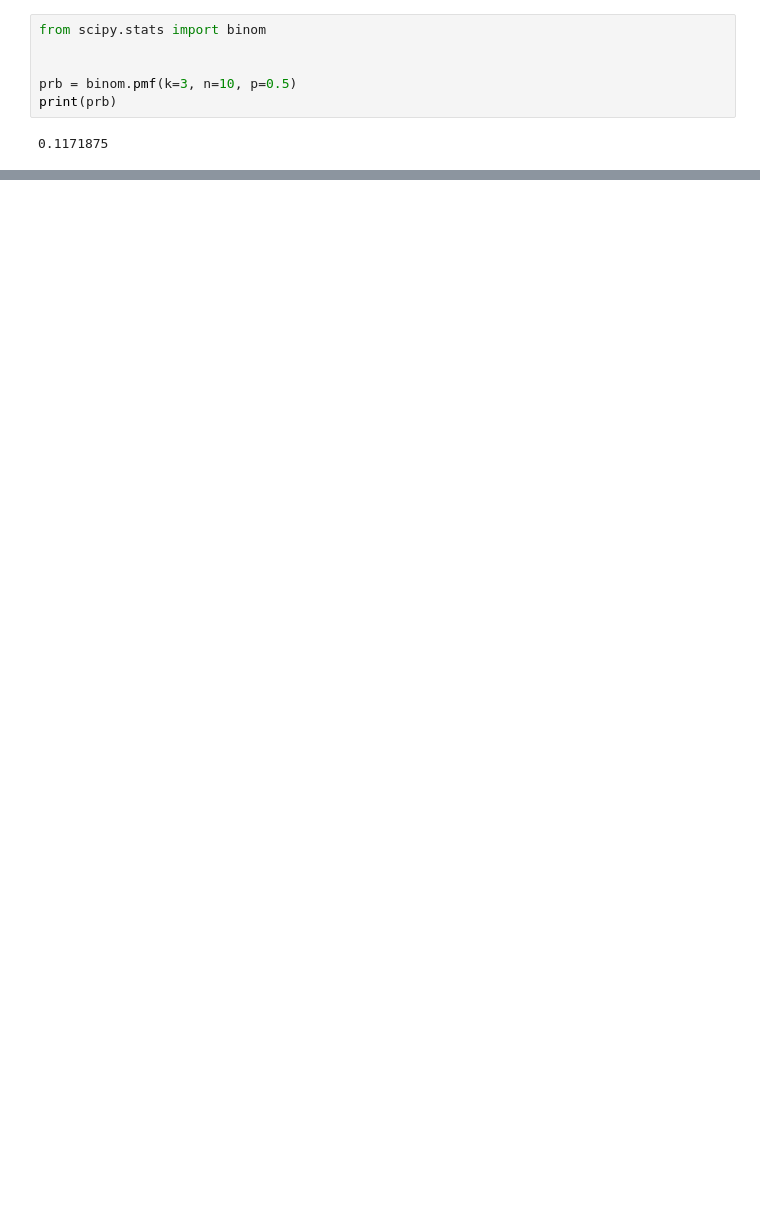
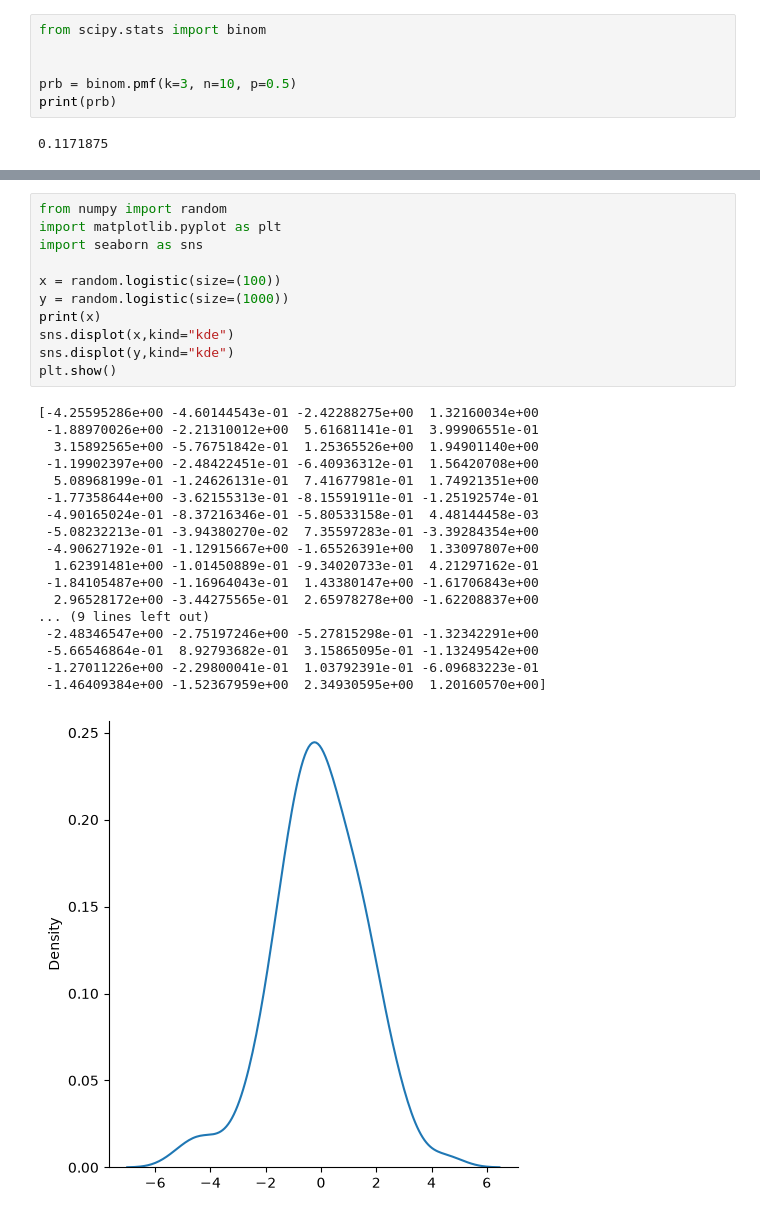
Before and after one commit to SystemByZ/ostad-data-science-course, a Jupyter notebook: module-05/numpy_tutorial.ipynb, the cells around one changed output, grey strips where cells are left out. Cells and saved outputs as stored; diff of their text form; blank space fills up the shorter version.

```diff
--- a/module-05/numpy_tutorial.ipynb
+++ b/module-05/numpy_tutorial.ipynb
@@ -983,0 +1036,30 @@ plt.show()
+# %%
+from numpy import random
+import matplotlib.pyplot as plt
+import seaborn as sns
+
+x = random.logistic(size=(100))
+y = random.logistic(size=(1000))
+print(x)
+sns.displot(x,kind="kde")
+sns.displot(y,kind="kde")
+plt.show()
+# %% [output]
+[-4.25595286e+00 -4.60144543e-01 -2.42288275e+00  1.32160034e+00
+ -1.88970026e+00 -2.21310012e+00  5.61681141e-01  3.99906551e-01
+  3.15892565e+00 -5.76751842e-01  1.25365526e+00  1.94901140e+00
+ -1.19902397e+00 -2.48422451e-01 -6.40936312e-01  1.56420708e+00
+  5.08968199e-01 -1.24626131e-01  7.41677981e-01  1.74921351e+00
+ -1.77358644e+00 -3.62155313e-01 -8.15591911e-01 -1.25192574e-01
+ -4.90165024e-01 -8.37216346e-01 -5.80533158e-01  4.48144458e-03
+ -5.08232213e-01 -3.94380270e-02  7.35597283e-01 -3.39284354e+00
+ -4.90627192e-01 -1.12915667e+00 -1.65526391e+00  1.33097807e+00
+  1.62391481e+00 -1.01450889e-01 -9.34020733e-01  4.21297162e-01
+ -1.84105487e+00 -1.16964043e-01  1.43380147e+00 -1.61706843e+00
+  2.96528172e+00 -3.44275565e-01  2.65978278e+00 -1.62208837e+00
+... (9 lines left out)
+ -2.48346547e+00 -2.75197246e+00 -5.27815298e-01 -1.32342291e+00
+ -5.66546864e-01  8.92793682e-01  3.15865095e-01 -1.13249542e+00
+ -1.27011226e+00 -2.29800041e-01  1.03792391e-01 -6.09683223e-01
+ -1.46409384e+00 -1.52367959e+00  2.34930595e+00  1.20160570e+00]
+[figure, added]
```
Also changed, not shown: parts of 30 cells of this notebook.
